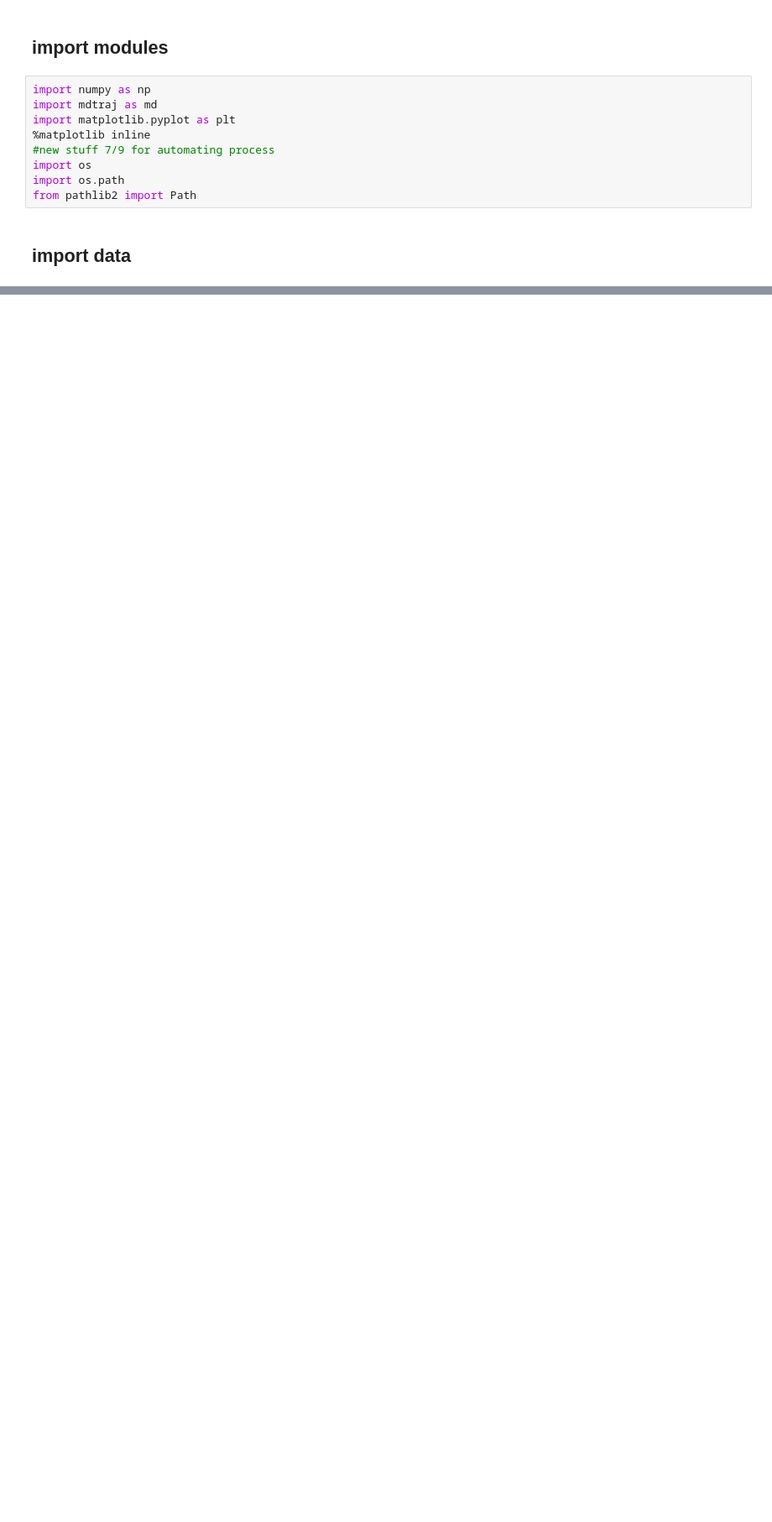
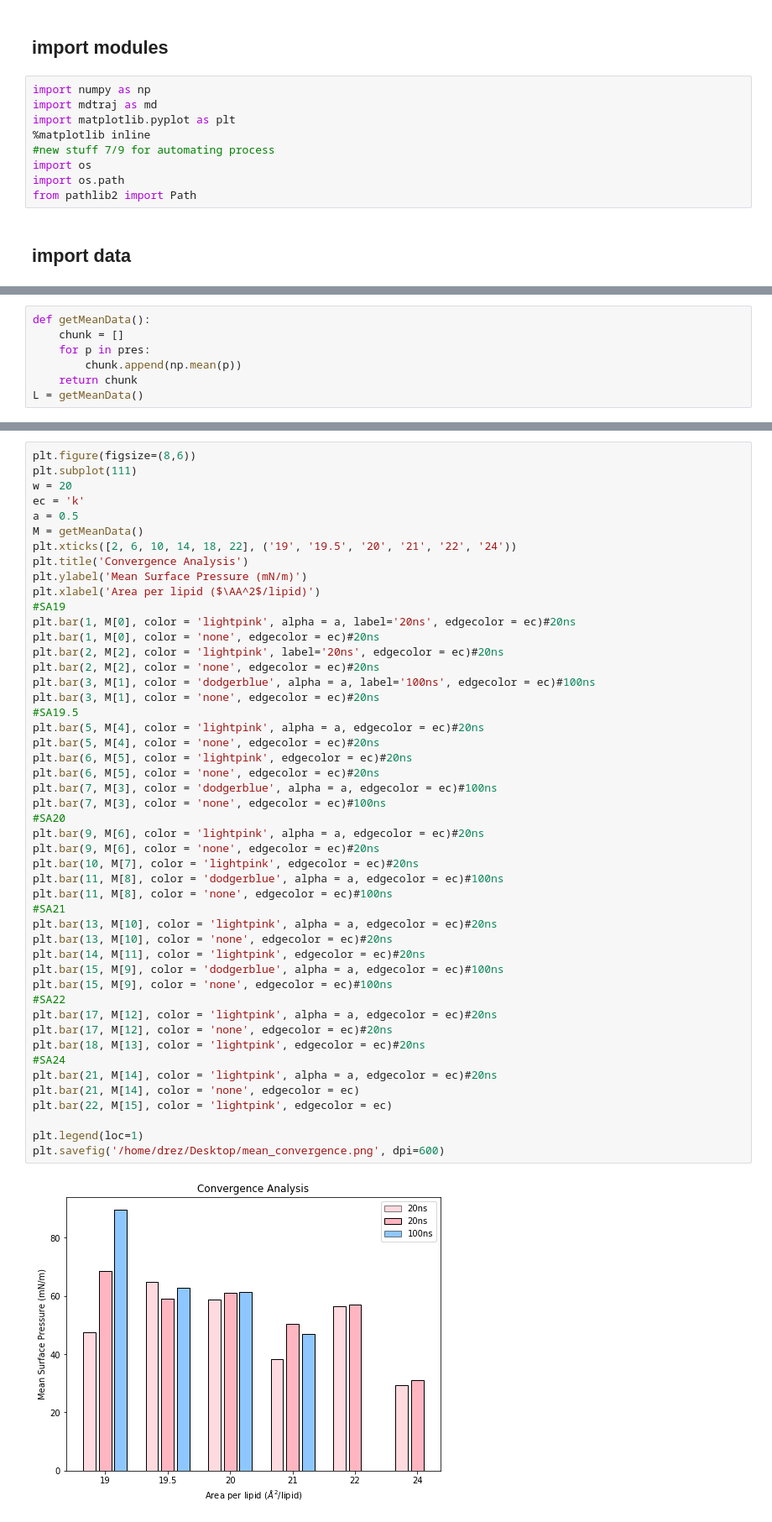
Before and after one commit to fearlessroad/mixed-monolayers, a Jupyter notebook: si_figures/surf-ten_convergence.ipynb, the cells around one changed output, grey strips where cells are left out. Shown at 84% size. Drawn from its saved outputs; the diff is of its cells as text; blank space fills up the shorter version.

```diff
--- a/si_figures/surf-ten_convergence.ipynb
+++ b/si_figures/surf-ten_convergence.ipynb
@@ -250,0 +81,7 @@ plt.title('Convergence for MIX1 SA19.5')
+# %%
+def getMeanData():
+    chunk = []
+    for p in pres:
+        chunk.append(np.mean(p))
+    return chunk
+L = getMeanData()
@@ -284,0 +137,50 @@ plt.show()
+# %%
+plt.figure(figsize=(8,6))
+plt.subplot(111)
+w = 20
+ec = 'k'
+a = 0.5
+M = getMeanData()
+plt.xticks([2, 6, 10, 14, 18, 22], ('19', '19.5', '20', '21', '22', '24'))
+plt.title('Convergence Analysis')
+plt.ylabel('Mean Surface Pressure (mN/m)')
+plt.xlabel('Area per lipid ($\AA^2$/lipid)')
+#SA19
+plt.bar(1, M[0], color = 'lightpink', alpha = a, label='20ns', edgecolor = ec)#20ns
+plt.bar(1, M[0], color = 'none', edgecolor = ec)#20ns
+plt.bar(2, M[2], color = 'lightpink', label='20ns', edgecolor = ec)#20ns
+plt.bar(2, M[2], color = 'none', edgecolor = ec)#20ns
+plt.bar(3, M[1], color = 'dodgerblue', alpha = a, label='100ns', edgecolor = ec)#100ns
+plt.bar(3, M[1], color = 'none', edgecolor = ec)#20ns
+#SA19.5
+plt.bar(5, M[4], color = 'lightpink', alpha = a, edgecolor = ec)#20ns
+plt.bar(5, M[4], color = 'none', edgecolor = ec)#20ns
+plt.bar(6, M[5], color = 'lightpink', edgecolor = ec)#20ns
+plt.bar(6, M[5], color = 'none', edgecolor = ec)#20ns
+plt.bar(7, M[3], color = 'dodgerblue', alpha = a, edgecolor = ec)#100ns
+plt.bar(7, M[3], color = 'none', edgecolor = ec)#100ns
+#SA20
+plt.bar(9, M[6], color = 'lightpink', alpha = a, edgecolor = ec)#20ns
+plt.bar(9, M[6], color = 'none', edgecolor = ec)#20ns
+plt.bar(10, M[7], color = 'lightpink', edgecolor = ec)#20ns
+plt.bar(11, M[8], color = 'dodgerblue', alpha = a, edgecolor = ec)#100ns
+plt.bar(11, M[8], color = 'none', edgecolor = ec)#100ns
+#SA21
+plt.bar(13, M[10], color = 'lightpink', alpha = a, edgecolor = ec)#20ns
+plt.bar(13, M[10], color = 'none', edgecolor = ec)#20ns
+plt.bar(14, M[11], color = 'lightpink', edgecolor = ec)#20ns
+plt.bar(15, M[9], color = 'dodgerblue', alpha = a, edgecolor = ec)#100ns
+plt.bar(15, M[9], color = 'none', edgecolor = ec)#100ns
+#SA22
+plt.bar(17, M[12], color = 'lightpink', alpha = a, edgecolor = ec)#20ns
+plt.bar(17, M[12], color = 'none', edgecolor = ec)#20ns
+plt.bar(18, M[13], color = 'lightpink', edgecolor = ec)#20ns
+#SA24
+plt.bar(21, M[14], color = 'lightpink', alpha = a, edgecolor = ec)#20ns
+plt.bar(21, M[14], color = 'none', edgecolor = ec)
+plt.bar(22, M[15], color = 'lightpink', edgecolor = ec)
+
+plt.legend(loc=1)
+plt.savefig('/home/drez/Desktop/mean_convergence.png', dpi=600)
+# %% [output]
+[figure, added]
```
Also changed, not shown: parts of 14 cells of this notebook.
